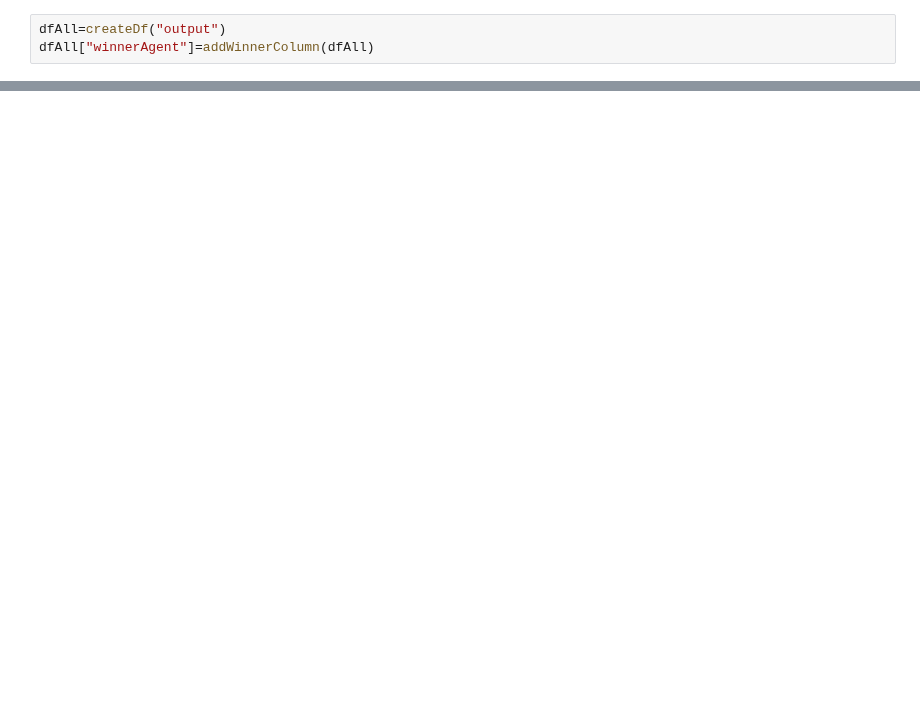
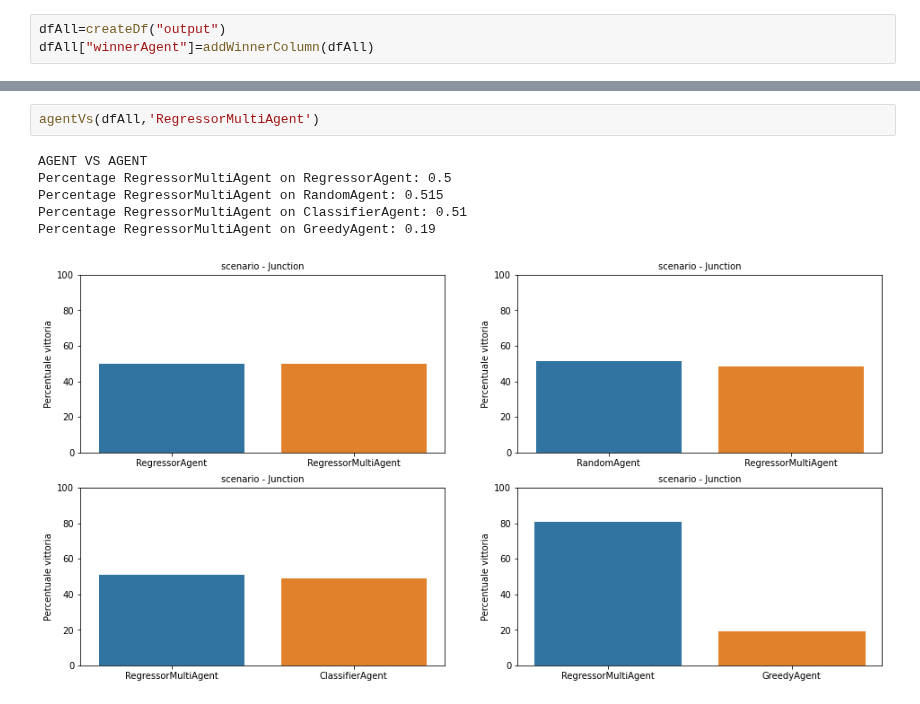
Before and after one commit to IDSIA/NewTechnoWar, a Jupyter notebook: code/notebooks/AgentAnalysis.ipynb, the cells around one changed output, grey strips where cells are left out. Cells and saved outputs as stored; diff of their text form; blank space fills up the shorter version.

```diff
--- a/code/notebooks/AgentAnalysis.ipynb
+++ b/code/notebooks/AgentAnalysis.ipynb
@@ -215,0 +130,9 @@ Percentuale vincita RegressorMultiAgent su RegressorAgent: 0.51
+# %%
+agentVs(dfAll,'RegressorMultiAgent')
+# %% [output]
+AGENT VS AGENT
+Percentage RegressorMultiAgent on RegressorAgent: 0.5
+Percentage RegressorMultiAgent on RandomAgent: 0.515
+Percentage RegressorMultiAgent on ClassifierAgent: 0.51
+Percentage RegressorMultiAgent on GreedyAgent: 0.19
+[figure, added]
```
Also changed, not shown: parts of 16 cells of this notebook, 4 other files.
